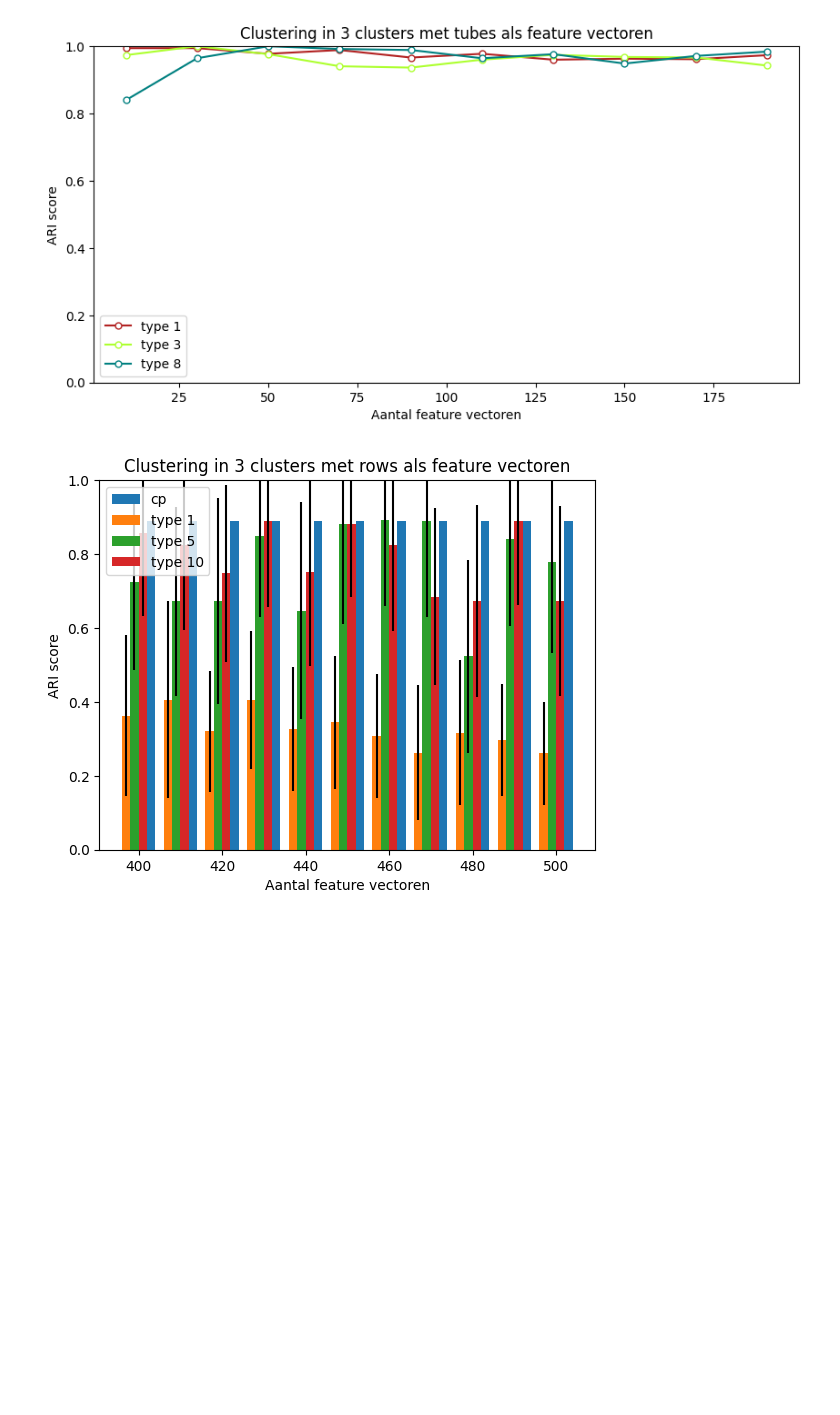
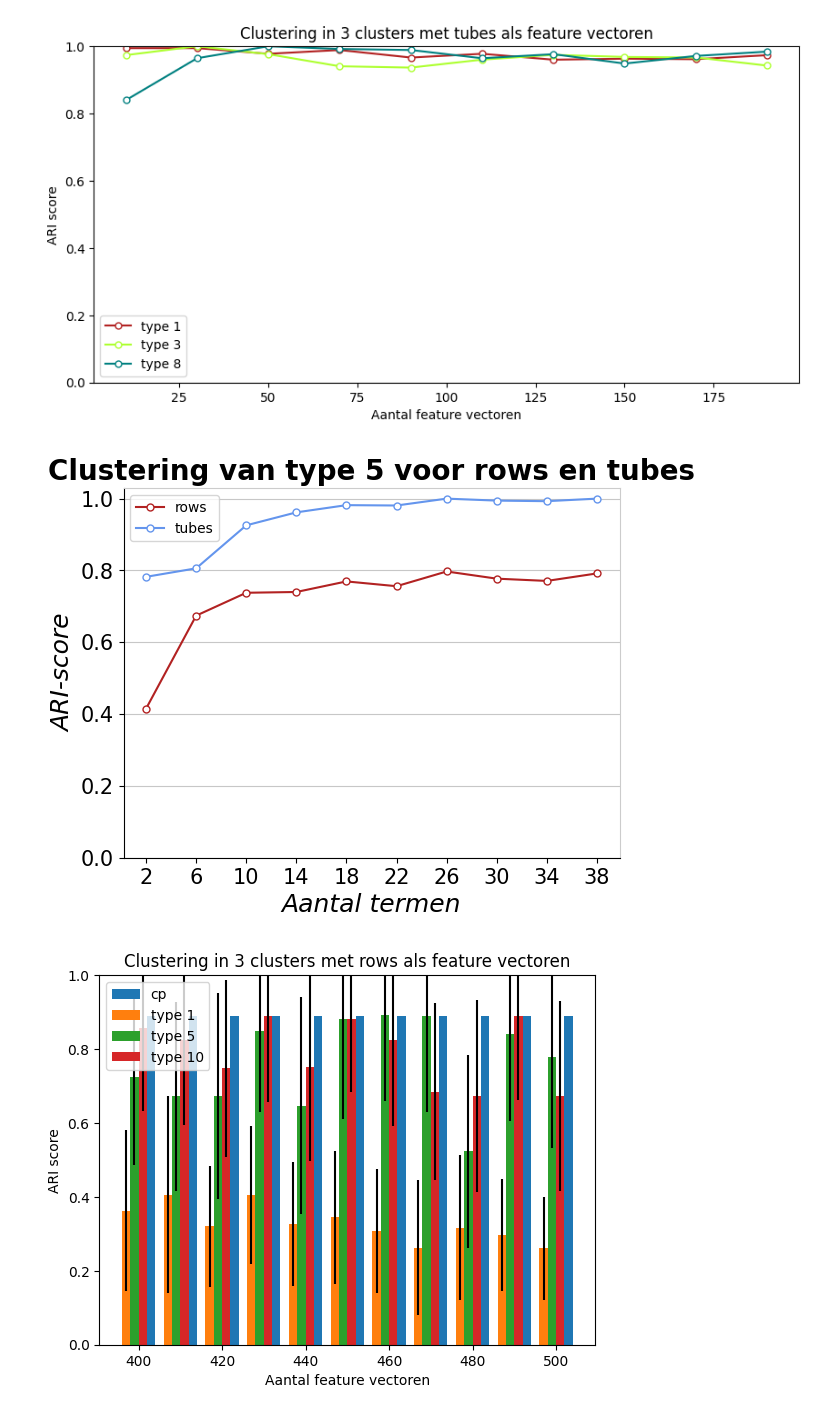
Before and after one commit to lolgameboy/TensorTimeSeriesClustering, a Jupyter notebook: scripts/notebook.ipynb, the cells around one changed output. Drawn from its saved outputs; the diff is of its cells as text; code cells hidden in the pictures; blank space fills up the shorter version.

```diff
--- a/scripts/notebook.ipynb
+++ b/scripts/notebook.ipynb
@@ -69,6 +85,17 @@ for i in range(len(sensors)):
 cluster_ari([1,3,8], 3, 'tubes', 10, 20, 200, labels, sample_size=100, cp=False, bar=False, bar_width=8, calc_data=True, fig_size=(10, 4.8))
 # %% [output]
 [figure]
+# %%
+# Combining rows and tubes
+from tensor import get_people_exercises_sensors
+_, _, sensors = get_people_exercises_sensors()
+labels = []
+for i in range(len(sensors)):
+    labels.append(sensors[i][-1])
+
+cluster_ari_single_type(5, 3, 3, 2, 4, 40,get_overview()["exercise"], labels, sample_size=100, calc_data=False)
+# %% [output]
+[figure, added]
 # %%
 cluster_ari([1,5,10], 3, 'rows', 400, 10, 500, get_overview()["exercise"], sample_size=30, cp=True, bar=True, bar_width=4)
 # %% [output]
```
Also changed, not shown: parts of 4 cells of this notebook, 17 other files.
